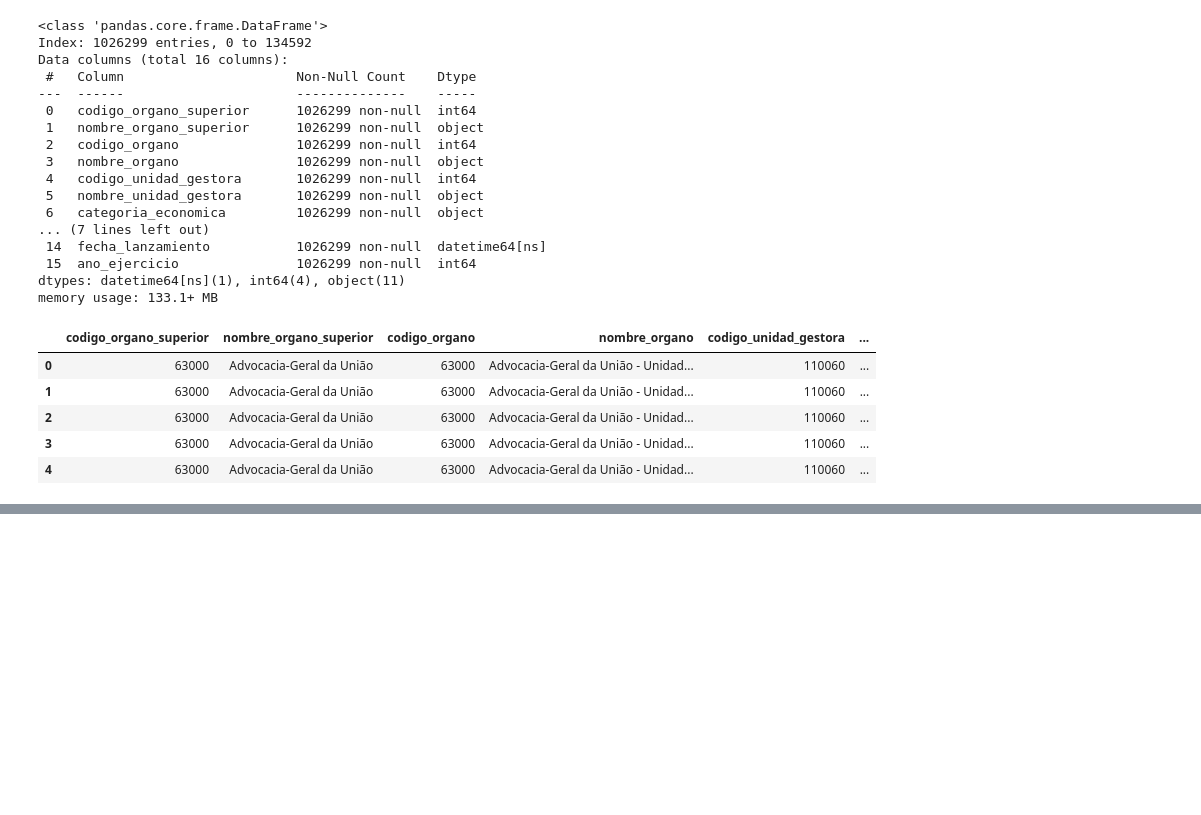
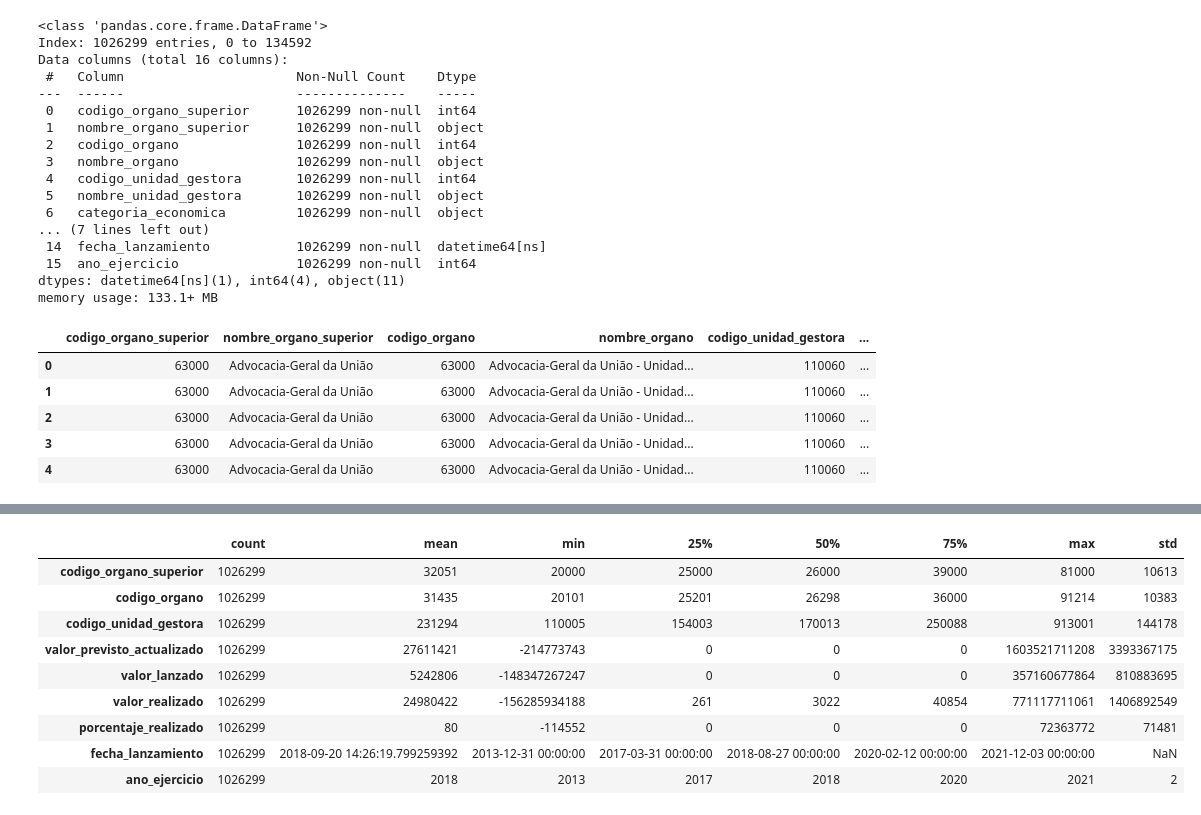
Before and after one commit to luisjimse/Proyecto2-Ingresos-Publicos-Brasil, a Jupyter notebook: ingresos_publicos_brasil.ipynb, the cells around one changed output, grey strips where cells are left out. Cells and saved outputs as stored; diff of their text form; code cells hidden in the pictures; blank space fills up the shorter version.

```diff
--- a/ingresos_publicos_brasil.ipynb
+++ b/ingresos_publicos_brasil.ipynb
@@ -298,3 +302,5 @@ df_final.head(5)
 | 2 | 63000 | Advocacia-Geral da União | 63000 | Advocacia-Geral da União - Unidad... | 110060 | ... |
 | 3 | 63000 | Advocacia-Geral da União | 63000 | Advocacia-Geral da União - Unidad... | 110060 | ... |
 | 4 | 63000 | Advocacia-Geral da União | 63000 | Advocacia-Geral da União - Unidad... | 110060 | ... |
+# %%
+df_final['valor_previsto_actualizado'] = df_final['valor_previsto_actualizado'].str.replace(',', '.', regex=False).astype(float)
@@ -300,0 +333,13 @@ df_final.head(5)
+# %%
+df_final.describe().T
+# %% [output]
+|  | count | mean | min | 25% | 50% | 75% | max | std |
+| codigo_organo_superior | 1026299 | 32051 | 20000 | 25000 | 26000 | 39000 | 81000 | 10613 |
+| codigo_organo | 1026299 | 31435 | 20101 | 25201 | 26298 | 36000 | 91214 | 10383 |
+| codigo_unidad_gestora | 1026299 | 231294 | 110005 | 154003 | 170013 | 250088 | 913001 | 144178 |
+| valor_previsto_actualizado | 1026299 | 27611421 | -214773743 | 0 | 0 | 0 | 1603521711208 | 3393367175 |
+| valor_lanzado | 1026299 | 5242806 | -148347267247 | 0 | 0 | 0 | 357160677864 | 810883695 |
+| valor_realizado | 1026299 | 24980422 | -156285934188 | 261 | 3022 | 40854 | 771117711061 | 1406892549 |
+| porcentaje_realizado | 1026299 | 80 | -114552 | 0 | 0 | 0 | 72363772 | 71481 |
+| fecha_lanzamiento | 1026299 | 2018-09-20 14:26:19.799259392 | 2013-12-31 00:00:00 | 2017-03-31 00:00:00 | 2018-08-27 00:00:00 | 2020-02-12 00:00:00 | 2021-12-03 00:00:00 | NaN |
+| ano_ejercicio | 1026299 | 2018 | 2013 | 2017 | 2018 | 2020 | 2021 | 2 |
```
Also changed, not shown: parts of 24 cells of this notebook, 1 other file.
